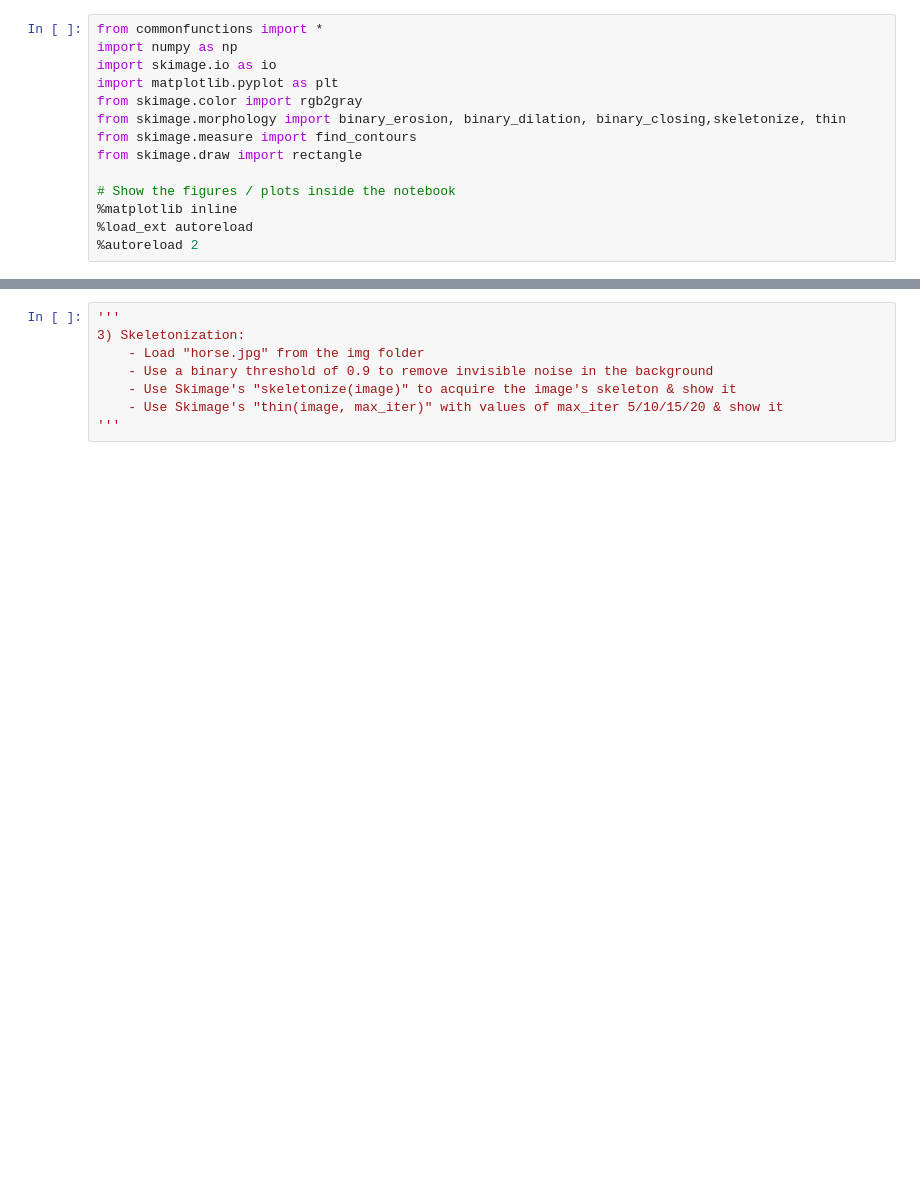
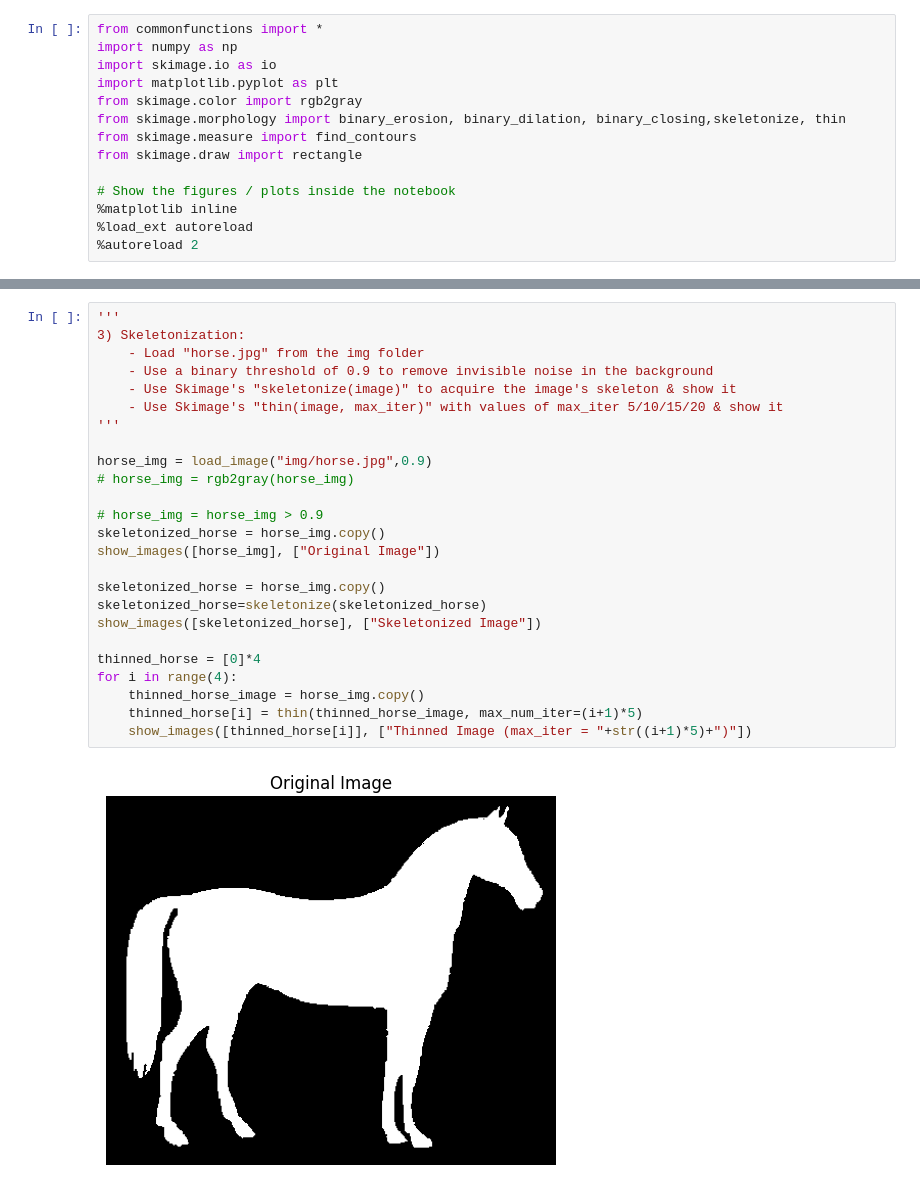
Before and after one commit to AhmedHamdiy/image-processing-labs, a Jupyter notebook: Lab-6/lab-Morphology-STD.ipynb, the cells around one changed output, grey strips where cells are left out. Cells and saved outputs as stored; diff of their text form; blank space fills up the shorter version.

```diff
--- a/Lab-6/lab-Morphology-STD.ipynb
+++ b/Lab-6/lab-Morphology-STD.ipynb
@@ -47,8 +140,27 @@ for box in bounding_boxes:
 # %%
 '''
 3) Skeletonization:
     - Load "horse.jpg" from the img folder
     - Use a binary threshold of 0.9 to remove invisible noise in the background
     - Use Skimage's "skeletonize(image)" to acquire the image's skeleton & show it
     - Use Skimage's "thin(image, max_iter)" with values of max_iter 5/10/15/20 & show it
 '''
+
+horse_img = load_image("img/horse.jpg",0.9)
+# horse_img = rgb2gray(horse_img)
+
+# horse_img = horse_img > 0.9
+skeletonized_horse = horse_img.copy()
+show_images([horse_img], ["Original Image"])
+
+skeletonized_horse = horse_img.copy()
+skeletonized_horse=skeletonize(skeletonized_horse)
+show_images([skeletonized_horse], ["Skeletonized Image"])
+
+thinned_horse = [0]*4
+for i in range(4):
+    thinned_horse_image = horse_img.copy()
+    thinned_horse[i] = thin(thinned_horse_image, max_num_iter=(i+1)*5)
+    show_images([thinned_horse[i]], ["Thinned Image (max_iter = "+str((i+1)*5)+")"])
+# %% [output]
+[figure, added]
```
Also changed, not shown: parts of 4 cells of this notebook, 3 other files.
